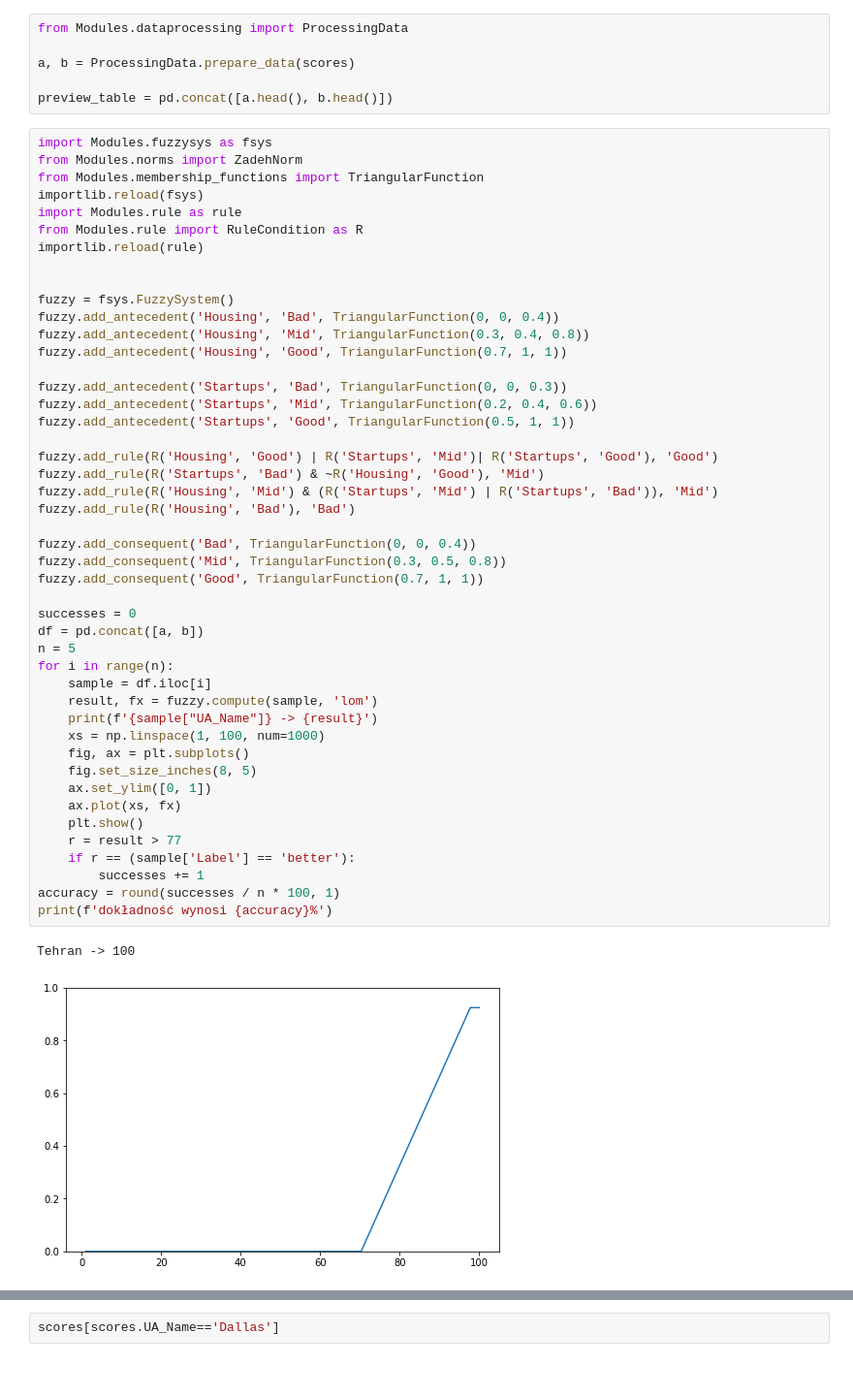
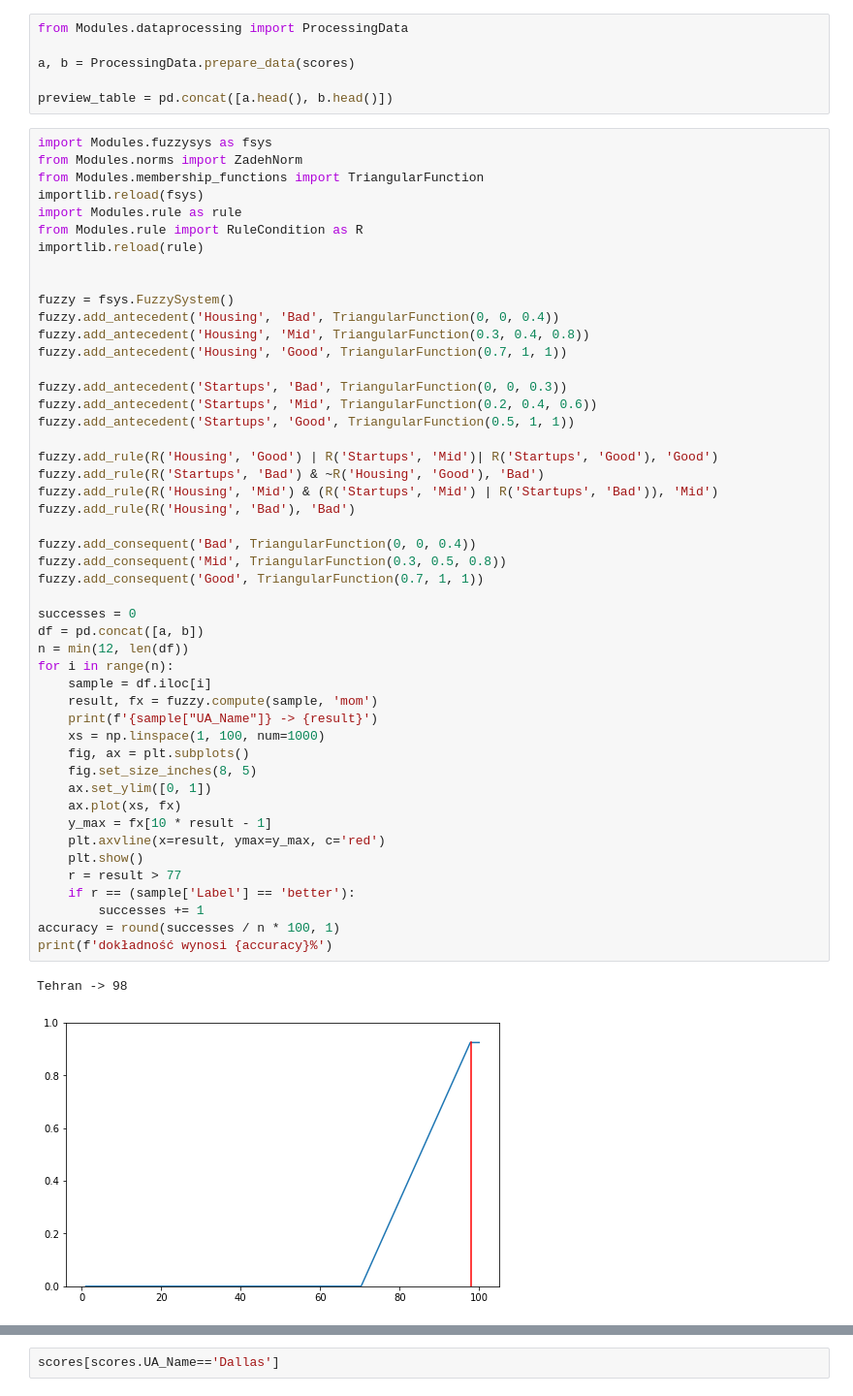
Before and after one commit to panierka/city_quality_of_life_classifier, a Jupyter notebook: city_ratings_classifier.ipynb, the cells around one changed output, grey strips where cells are left out. Shown at 97% size. Saved outputs shown, nothing was run; the diff lists cells and outputs as text.

Commit message:
test: general classification capabilities add: red line for visualizing the result on the plot

```diff
--- a/city_ratings_classifier.ipynb
+++ b/city_ratings_classifier.ipynb
@@ -111,35 +111,37 @@ fuzzy.add_antecedent('Housing', 'Good', TriangularFunction(0.7, 1, 1))
 
 fuzzy.add_antecedent('Startups', 'Bad', TriangularFunction(0, 0, 0.3))
 fuzzy.add_antecedent('Startups', 'Mid', TriangularFunction(0.2, 0.4, 0.6))
 fuzzy.add_antecedent('Startups', 'Good', TriangularFunction(0.5, 1, 1))
 
 fuzzy.add_rule(R('Housing', 'Good') | R('Startups', 'Mid')| R('Startups', 'Good'), 'Good')
-fuzzy.add_rule(R('Startups', 'Bad') & ~R('Housing', 'Good'), 'Mid')
+fuzzy.add_rule(R('Startups', 'Bad') & ~R('Housing', 'Good'), 'Bad')
 fuzzy.add_rule(R('Housing', 'Mid') & (R('Startups', 'Mid') | R('Startups', 'Bad')), 'Mid')
 fuzzy.add_rule(R('Housing', 'Bad'), 'Bad')
 
 fuzzy.add_consequent('Bad', TriangularFunction(0, 0, 0.4))
 fuzzy.add_consequent('Mid', TriangularFunction(0.3, 0.5, 0.8))
 fuzzy.add_consequent('Good', TriangularFunction(0.7, 1, 1))
 
 successes = 0
 df = pd.concat([a, b])
-n = 5
+n = min(12, len(df))
 for i in range(n):
     sample = df.iloc[i]
-    result, fx = fuzzy.compute(sample, 'lom')
+    result, fx = fuzzy.compute(sample, 'mom')
     print(f'{sample["UA_Name"]} -> {result}')
     xs = np.linspace(1, 100, num=1000)
     fig, ax = plt.subplots()
     fig.set_size_inches(8, 5)
     ax.set_ylim([0, 1])
     ax.plot(xs, fx)
+    y_max = fx[10 * result - 1]
+    plt.axvline(x=result, ymax=y_max, c='red')
     plt.show()
     r = result > 77
     if r == (sample['Label'] == 'better'):
         successes += 1
 accuracy = round(successes / n * 100, 1)
 print(f'dokładność wynosi {accuracy}%')
 # %% [output]
-Tehran -> 100
+Tehran -> 98
-[figure, old version]
+[figure, new version]
```
Also changed, not shown: parts of 1 cell of this notebook.
